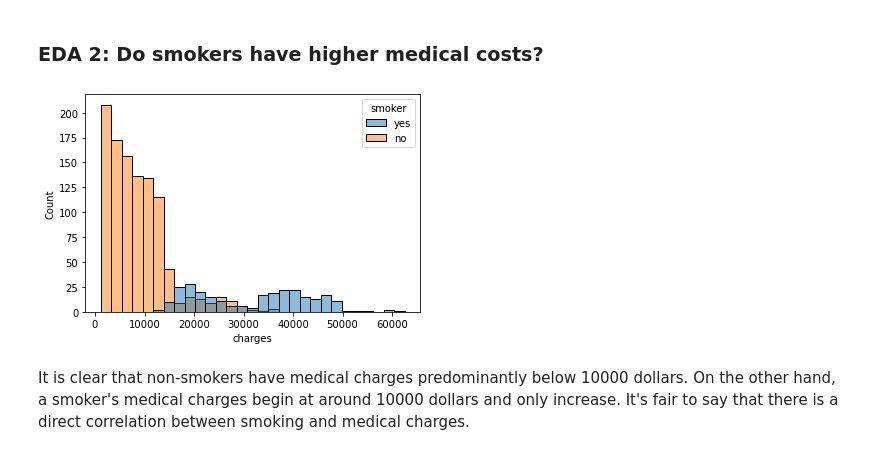
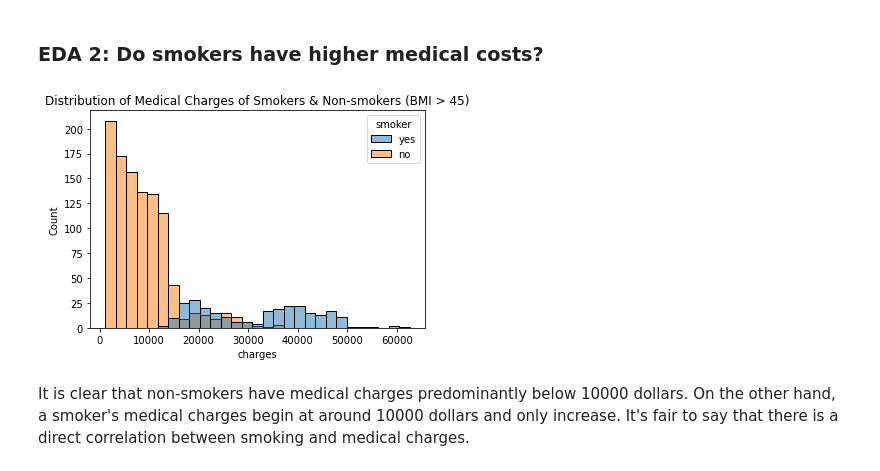
Before and after one commit to data301-2021-summer2/project-group42-project, a Jupyter notebook: analysis/dawson-koerber/milestone2-task3.ipynb, the cells around one changed output. Drawn from its saved outputs; the diff is of its cells as text; code cells hidden in the pictures.

```diff
--- a/analysis/dawson-koerber/milestone2-task3.ipynb
+++ b/analysis/dawson-koerber/milestone2-task3.ipynb
@@ -53,9 +54,10 @@ For our purposes, we'll assuume that smoking does not affect one's BMI.
 # %%
 #Shows the distribution of medical charges between smokers and non-smokers
 sns.histplot(data=df, x="charges", hue ="smoker")
+plt.title("Distribution of Medical Charges of Smokers & Non-smokers (BMI > 45)")
 plt.show()
 # %% [output]
-[figure, old version]
+[figure, new version]
 # %% [markdown]
 It is clear that non-smokers have medical charges predominantly below 10000 dollars.
 On the other hand, a smoker's medical charges begin at around 10000 dollars and only increase.
```
Also changed, not shown: parts of 2 cells of this notebook, 2 other files.
